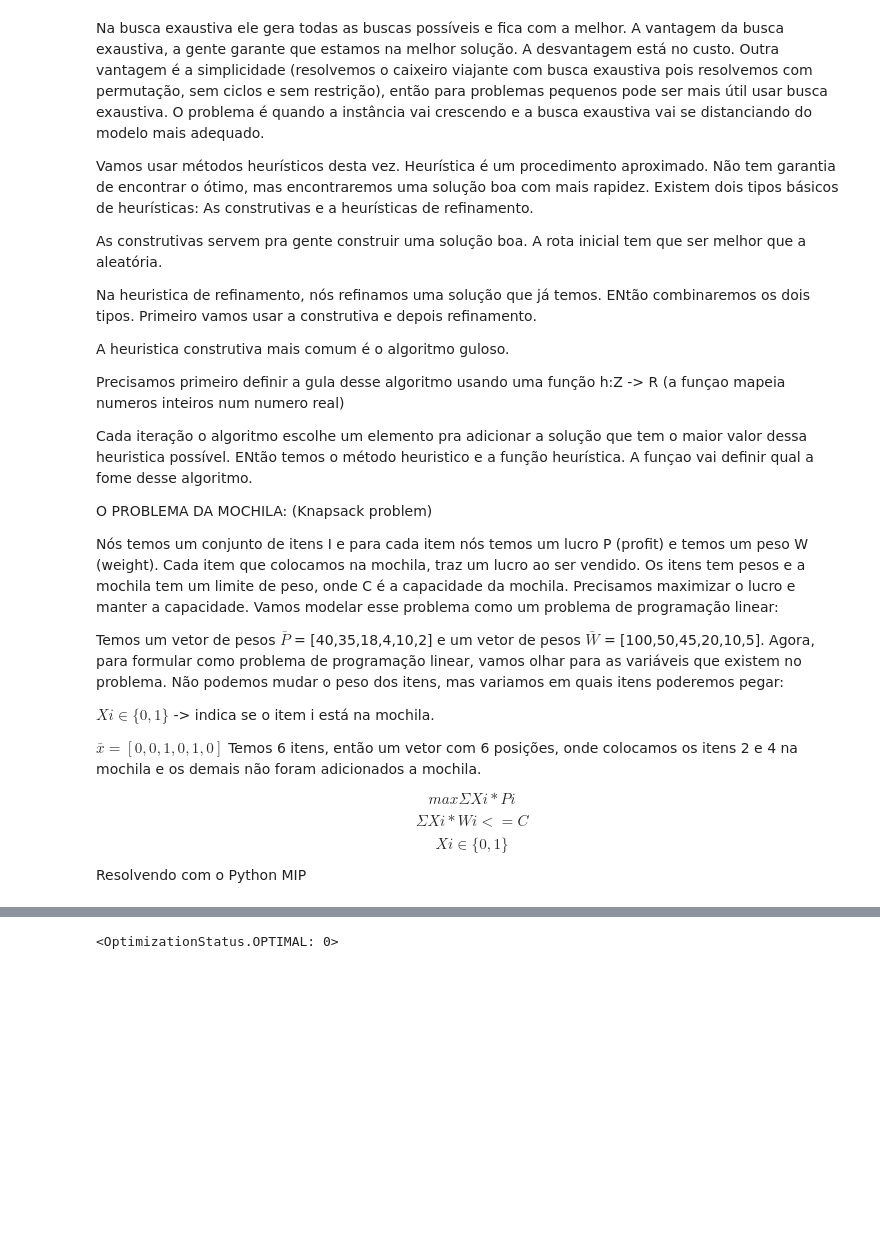
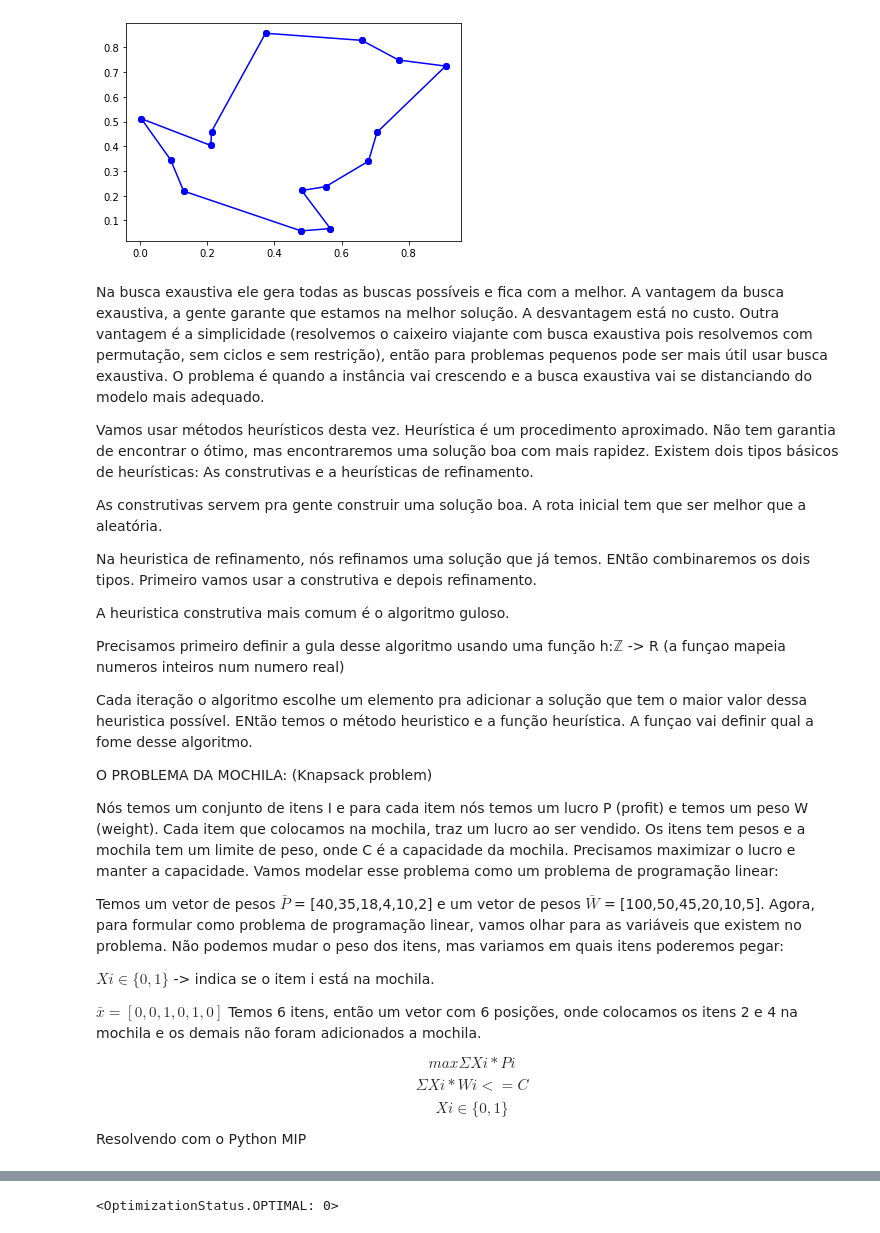
Before and after one commit to tiagosardi/optimizationMethod, a Jupyter notebook: algoritmosGulosos.ipynb, the cells around one changed output, grey strips where cells are left out. Saved outputs shown, nothing was run; the diff lists cells and outputs as text; code cells hidden in the pictures; blank space fills up the shorter version.

```diff
--- a/algoritmosGulosos.ipynb
+++ b/algoritmosGulosos.ipynb
@@ -13,0 +39,10 @@ Unpacking objects: 100% (49/49), done.
+# %%
+for i in V:
+  model += xsum(x[i][j] for j in V - {i}) == 1
+
+for j in V:
+  model += xsum(x[i][j] for i in V - {j}) == 1
+
+for (i, j) in product(V - {0}, V - {0}):
+  if i!=j:
+    model += y[i] - y[j] + (n+1)*x[i][j] <= n
@@ -14,3 +74,10 @@ Unpacking objects: 100% (49/49), done.
+# %%
+for i in range(len(x)):
+  for j in range(len(x)):
+    if x[i][j].x == 1:
+      plt.plot([points[i][0],points[j][0]],[points[i][1],points[j][1]],'bo-')
+# %% [output]
+[figure, added]
 # %% [markdown]
 Na busca exaustiva ele gera todas as buscas possíveis e fica com a melhor. A vantagem da busca exaustiva, a gente garante que estamos na melhor solução. A desvantagem está no custo. Outra vantagem é a simplicidade (resolvemos o caixeiro viajante com busca exaustiva pois resolvemos com permutação, sem ciclos e sem restrição), então para problemas pequenos pode ser mais útil usar busca exaustiva. O problema é quando a instância vai crescendo e a busca exaustiva vai se distanciando do modelo mais adequado.
 
@@ -23,7 +90,7 @@ ENtão combinaremos os dois tipos. Primeiro vamos usar a construtiva e depois re
 
 A heuristica construtiva mais comum é o algoritmo guloso.
 
-Precisamos primeiro definir a gula desse algoritmo usando uma função h:Z -> R (a funçao mapeia numeros inteiros num numero real)
+Precisamos primeiro definir a gula desse algoritmo usando uma função h:$\mathbb{Z}$ -> R (a funçao mapeia numeros inteiros num numero real)
 
 Cada iteração o algoritmo escolhe um elemento pra adicionar a solução que tem o maior valor dessa heuristica possível.
 ENtão temos o método heuristico e a função heurística.
```
Also changed, not shown: parts of 31 cells of this notebook.
